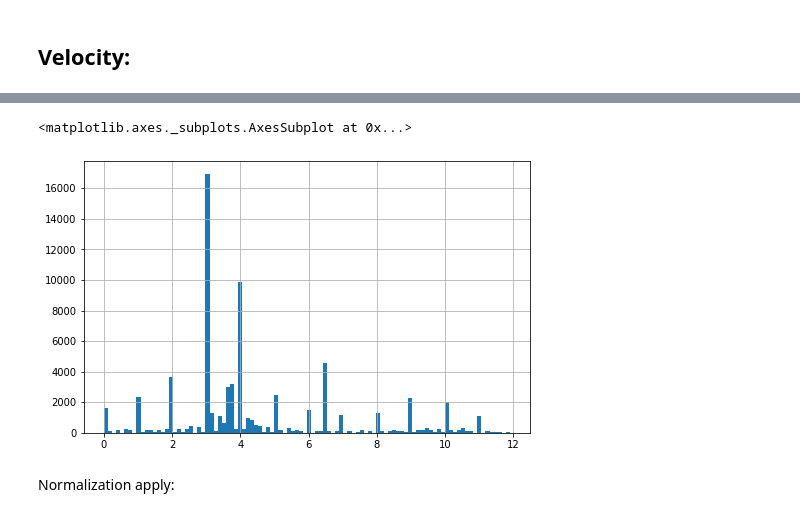
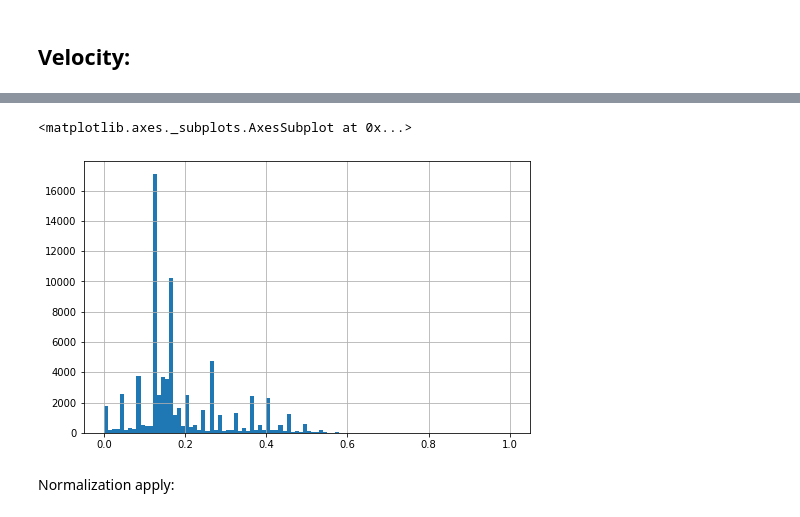
Before and after one commit to specialo0/AI4Sea, a Jupyter notebook: AI4Sea.ipynb, the cells around one changed output, grey strips where cells are left out. Drawn from its saved outputs; the diff is of its cells as text; code cells hidden in the pictures.

```diff
--- a/AI4Sea.ipynb
+++ b/AI4Sea.ipynb
@@ -240,8 +210,10 @@ pd.Series(df_edit['region']).hist(bins=100, figsize=(8,5))
 [figure]
 # %% [markdown]
 One-hot encoding apply:
+# %%
+df_edit['region'] = (df_edit['region'] - df_edit['region'].mean()) / df_edit['region'].std()
 # %%
-df_edit = pd.get_dummies(df_edit, columns=['region'], dtype=float)
+# df_edit = pd.get_dummies(df_edit, columns=['region'], dtype=float)
 # %% [markdown]
 ## **Course (*, degs):**
 # %%
@@ -255,13 +227,8 @@ course = df_edit['course']
-# %%
-# z-norm
-df_edit['course'] =  (df_edit['course'] - df_edit['course'].mean()) / df_edit['course'].std()
 # %%
 # abs max scaling
 df_edit['course'] =  df_edit['course'] /  df_edit['course'].abs().max()
 # %% [markdown]
 ## **Velocity:**
-# %%
-df_edit = pollok_df.copy()
 # %%
 print('(velocity > 12):', df_edit[df_edit.velocity > 12].shape[0])
 # %% [output]
@@ -274,8 +241,8 @@ df_edit.shape
 # %%
-pd.Series(df_edit['velocity']).hist(bins=100, figsize=(8,5), legend='')
+pd.Series(df_edit['velocity']).hist(bins=100, figsize=(8,5))
 # %% [output]
 <matplotlib.axes._subplots.AxesSubplot at 0x...>
-[figure, old version]
+[figure, new version]
 # %% [markdown]
 Normalization apply:
 # %%
```
Also changed, not shown: parts of 47 cells of this notebook.
